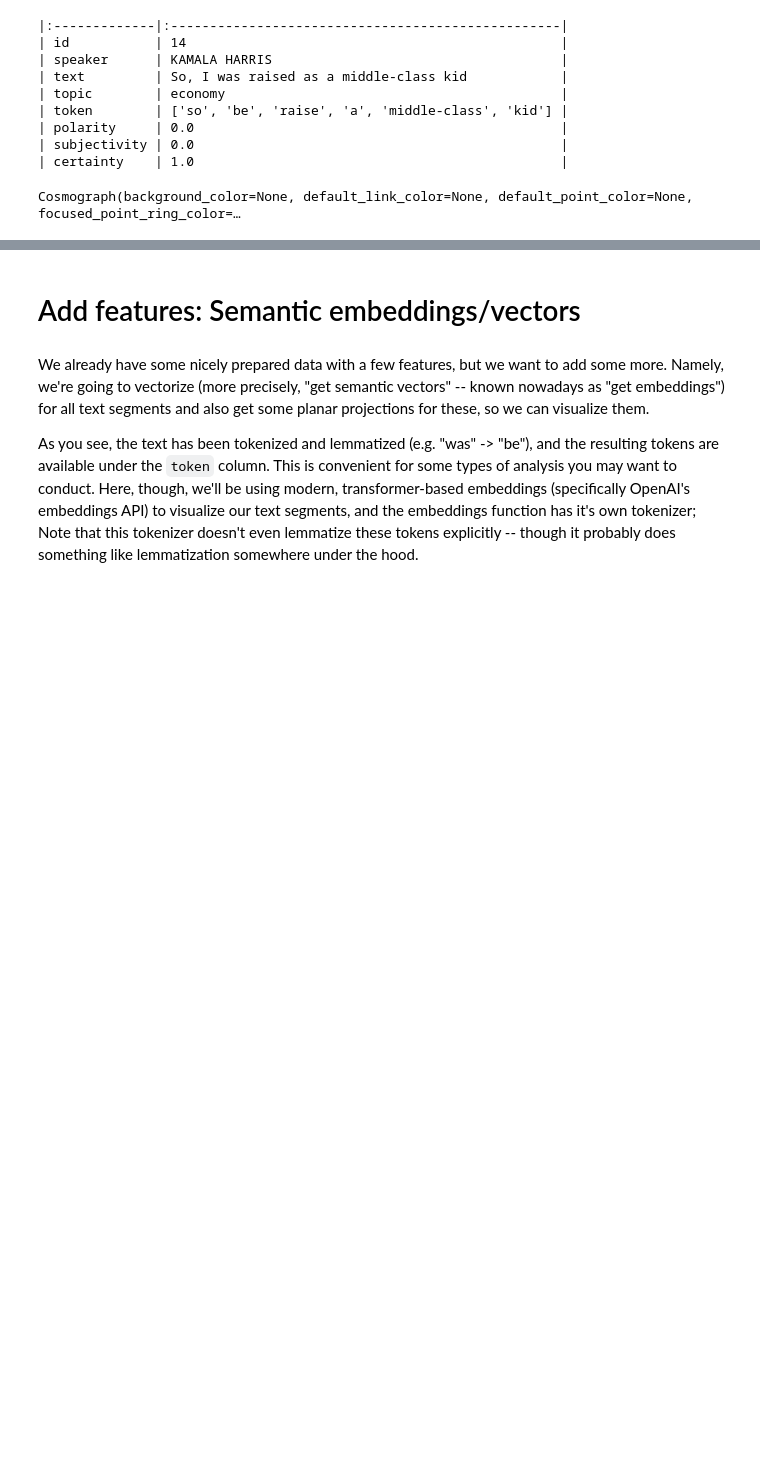
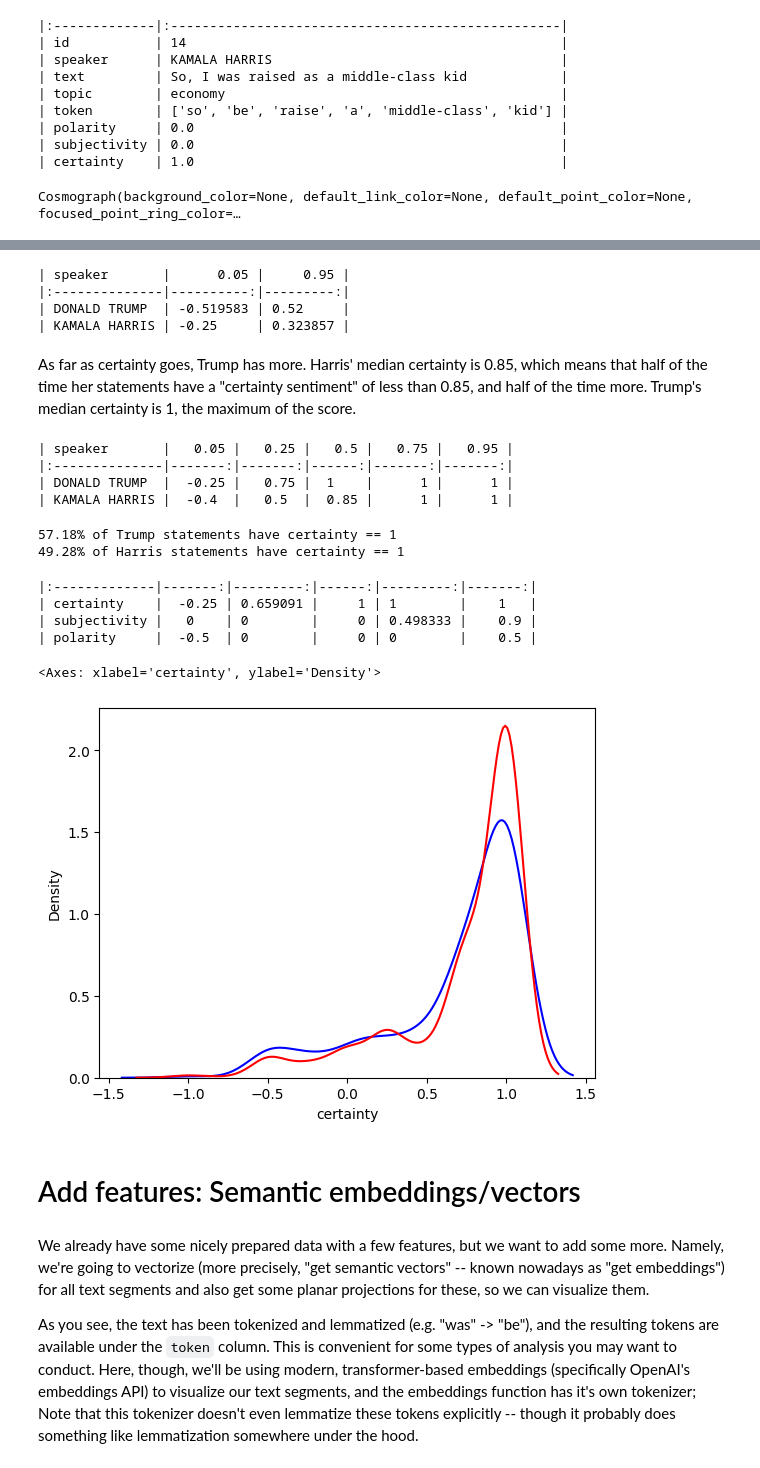
Before and after one commit to cosmograph-org/py_cosmograph, a Jupyter notebook: demos/harris_vs_trump_debate.ipynb, the cells around one changed output, grey strips where cells are left out. Cells and saved outputs as stored; diff of their text form; code cells hidden in the pictures; blank space fills up the shorter version.

```diff
--- a/demos/harris_vs_trump_debate.ipynb
+++ b/demos/harris_vs_trump_debate.ipynb
@@ -94,0 +99,6 @@ Like all features, they should be taken with a grain of salt, since all metrics
+# %%
+data['_index'] = range(0, len(data))
+data['_index'] = data['_index'].astype(int)
+
+links = pd.DataFrame({'source': data['_index'].iloc[:-1].values, 'target': data['_index'].iloc[1:].values})
+links
@@ -210,15 +238,10 @@ print(data.iloc[0].to_markdown(headers=[]))
 # %%
 from cosmograph import cosmo  # pip install cosmograph
 # %%
-data['_index'] = range(len(data))
 data['speaker_color'] = data.speaker.map({'KAMALA HARRIS': 'blue', 'DONALD TRUMP': 'red'})
 
 cosmo(
    data,
-
-   point_id='_index',
-   point_index='_index',
-
    point_color='speaker_color',
    point_x='polarity',
    point_y='certainty',
@@ -229,3 +258,44 @@ Cosmograph(background_color=None, default_link_color=None, default_point_color=N
+# %%
+print(data.groupby('speaker').polarity.quantile([0.05, 0.95]).unstack().to_markdown())
+# %% [output]
+| speaker       |      0.05 |     0.95 |
+|:--------------|----------:|---------:|
+| DONALD TRUMP  | -0.519583 | 0.52     |
+| KAMALA HARRIS | -0.25     | 0.323857 |
+# %% [markdown]
+As far as certainty goes, Trump has more.
+Harris' median certainty is 0.85, which means that half of the time her statements have a "certainty sentiment" of less than 0.85, and half of the time more.
+Trump's median certainty is 1, the maximum of the score.
+# %%
+print(data.groupby('speaker').certainty.quantile([0.05, 0.25, 0.5, 0.75, 0.95]).unstack().to_markdown())
+# %% [output]
+| speaker       |   0.05 |   0.25 |   0.5 |   0.75 |   0.95 |
+|:--------------|-------:|-------:|------:|-------:|-------:|
+| DONALD TRUMP  |  -0.25 |   0.75 |  1    |      1 |      1 |
+| KAMALA HARRIS |  -0.4  |   0.5  |  0.85 |      1 |      1 |
+# %%
+print(f"{(data[data.speaker == 'DONALD TRUMP'].certainty == 1).mean():.2%} of Trump statements have certainty == 1")
+print(f"{(data[data.speaker == 'KAMALA HARRIS'].certainty == 1).mean():.2%} of Harris statements have certainty == 1")
+# %% [output]
+57.18% of Trump statements have certainty == 1
+49.28% of Harris statements have certainty == 1
+# %%
+# quantiles of the certainty, objectivity and polarity of the statements of the data
+t = data[['certainty', 'subjectivity', 'polarity']].quantile([0.05, 0.25, 0.5, 0.75, 0.95]).T
+print(t.to_markdown())
+# %% [output]
+|:-------------|-------:|---------:|------:|---------:|-------:|
+| certainty    |  -0.25 | 0.659091 |     1 | 1        |    1   |
+| subjectivity |   0    | 0        |     0 | 0.498333 |    0.9 |
+| polarity     |  -0.5  | 0        |     0 | 0        |    0.5 |
+# %%
+from seaborn import kdeplot
+
+kdeplot(data[data.speaker == 'KAMALA HARRIS'].certainty, label='KAMALA HARRIS', color='blue')
+kdeplot(data[data.speaker == 'DONALD TRUMP'].certainty, label='DONALD TRUMP', color='red')
+# %% [output]
+<Axes: xlabel='certainty', ylabel='Density'>
+[figure, added]
 # %% [markdown]
 # Add features: Semantic embeddings/vectors
 # %% [markdown]
```
Also changed, not shown: parts of 11 cells of this notebook, 2 other files.
